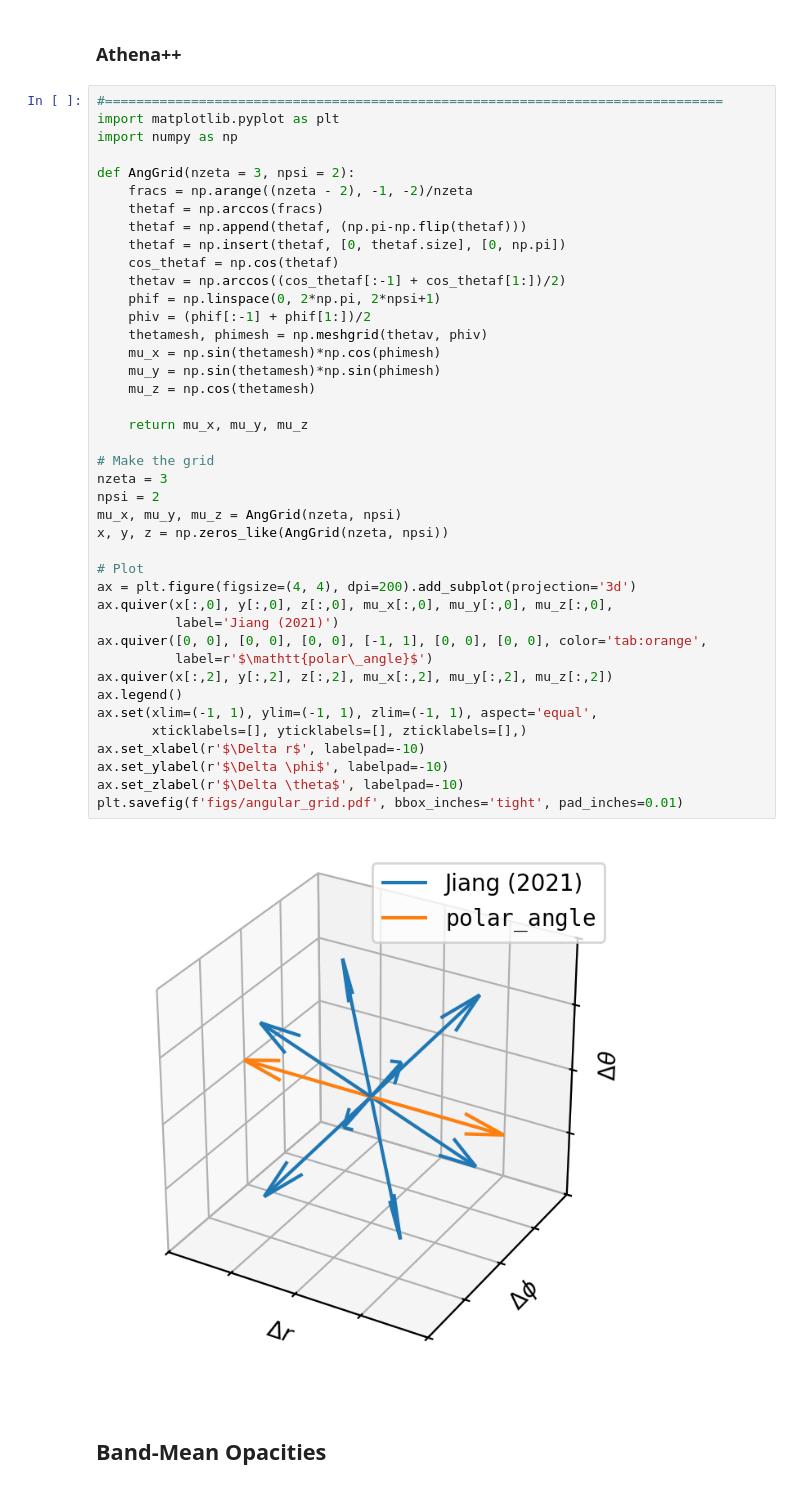
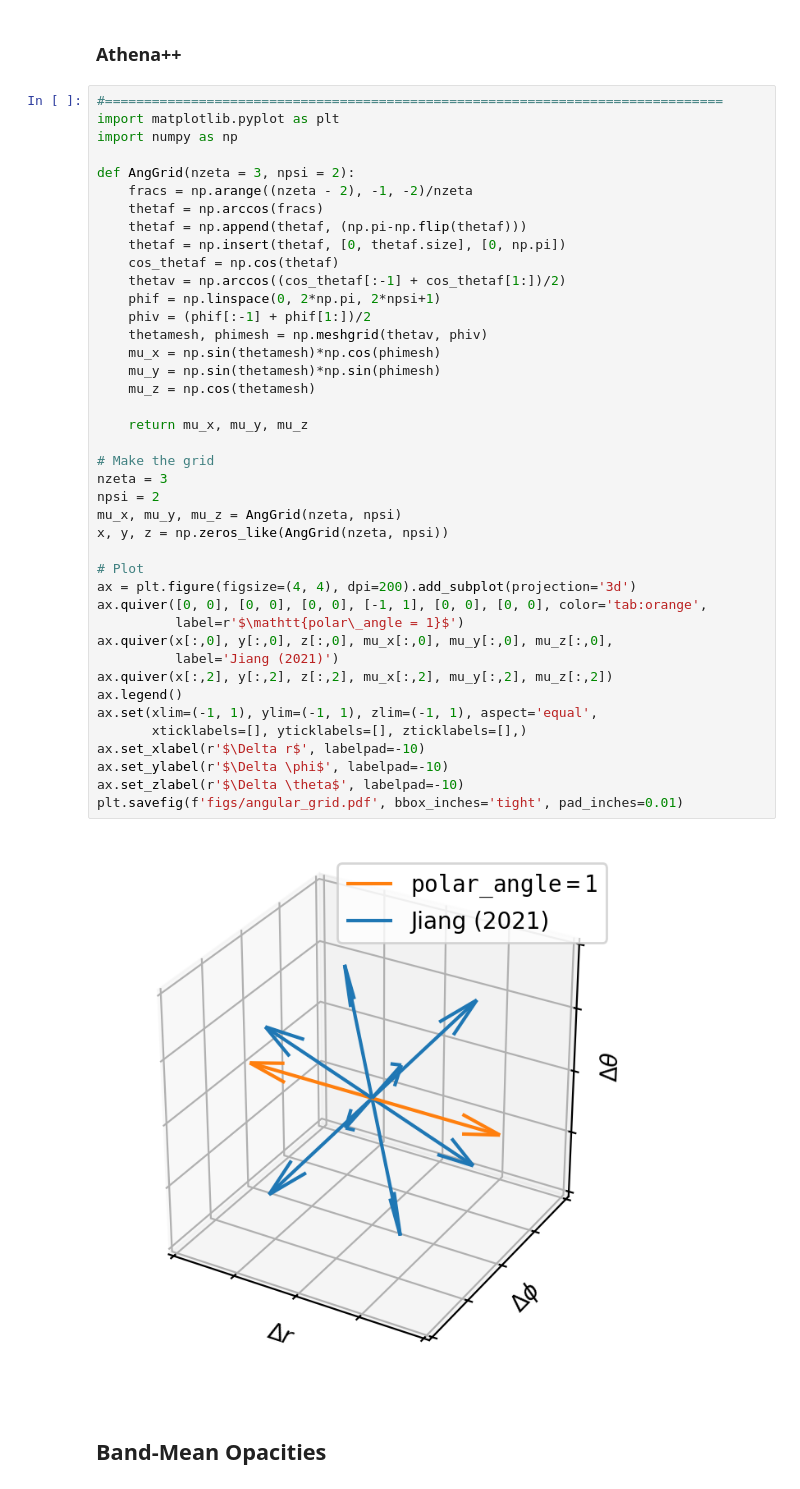
Before and after one commit to sabaronett/rad-hydro, a Jupyter notebook: ipynb/ManuscriptFigures.ipynb, the cells around one changed output. Saved outputs shown, nothing was run; the diff lists cells and outputs as text.

```diff
--- a/ipynb/ManuscriptFigures.ipynb
+++ b/ipynb/ManuscriptFigures.ipynb
@@ -23,36 +23,36 @@ def AngGrid(nzeta = 3, npsi = 2):
     cos_thetaf = np.cos(thetaf)
     thetav = np.arccos((cos_thetaf[:-1] + cos_thetaf[1:])/2)
     phif = np.linspace(0, 2*np.pi, 2*npsi+1)
     phiv = (phif[:-1] + phif[1:])/2
     thetamesh, phimesh = np.meshgrid(thetav, phiv)
     mu_x = np.sin(thetamesh)*np.cos(phimesh)
     mu_y = np.sin(thetamesh)*np.sin(phimesh)
     mu_z = np.cos(thetamesh)
 
     return mu_x, mu_y, mu_z
 
 # Make the grid
 nzeta = 3
 npsi = 2
 mu_x, mu_y, mu_z = AngGrid(nzeta, npsi)
 x, y, z = np.zeros_like(AngGrid(nzeta, npsi))
 
 # Plot
 ax = plt.figure(figsize=(4, 4), dpi=200).add_subplot(projection='3d')
+ax.quiver([0, 0], [0, 0], [0, 0], [-1, 1], [0, 0], [0, 0], color='tab:orange',
+          label=r'$\mathtt{polar\_angle = 1}$')
 ax.quiver(x[:,0], y[:,0], z[:,0], mu_x[:,0], mu_y[:,0], mu_z[:,0],
           label='Jiang (2021)')
-ax.quiver([0, 0], [0, 0], [0, 0], [-1, 1], [0, 0], [0, 0], color='tab:orange',
-          label=r'$\mathtt{polar\_angle}$')
 ax.quiver(x[:,2], y[:,2], z[:,2], mu_x[:,2], mu_y[:,2], mu_z[:,2])
 ax.legend()
 ax.set(xlim=(-1, 1), ylim=(-1, 1), zlim=(-1, 1), aspect='equal',
        xticklabels=[], yticklabels=[], zticklabels=[],)
 ax.set_xlabel(r'$\Delta r$', labelpad=-10)
 ax.set_ylabel(r'$\Delta \phi$', labelpad=-10)
 ax.set_zlabel(r'$\Delta \theta$', labelpad=-10)
 plt.savefig(f'figs/angular_grid.pdf', bbox_inches='tight', pad_inches=0.01)
 # %% [output]
-[figure, old version]
+[figure, new version]
 # %% [markdown]
 ## Band-Mean Opacities
 # %% [markdown]
```
Also changed, not shown: parts of 15 cells of this notebook.
